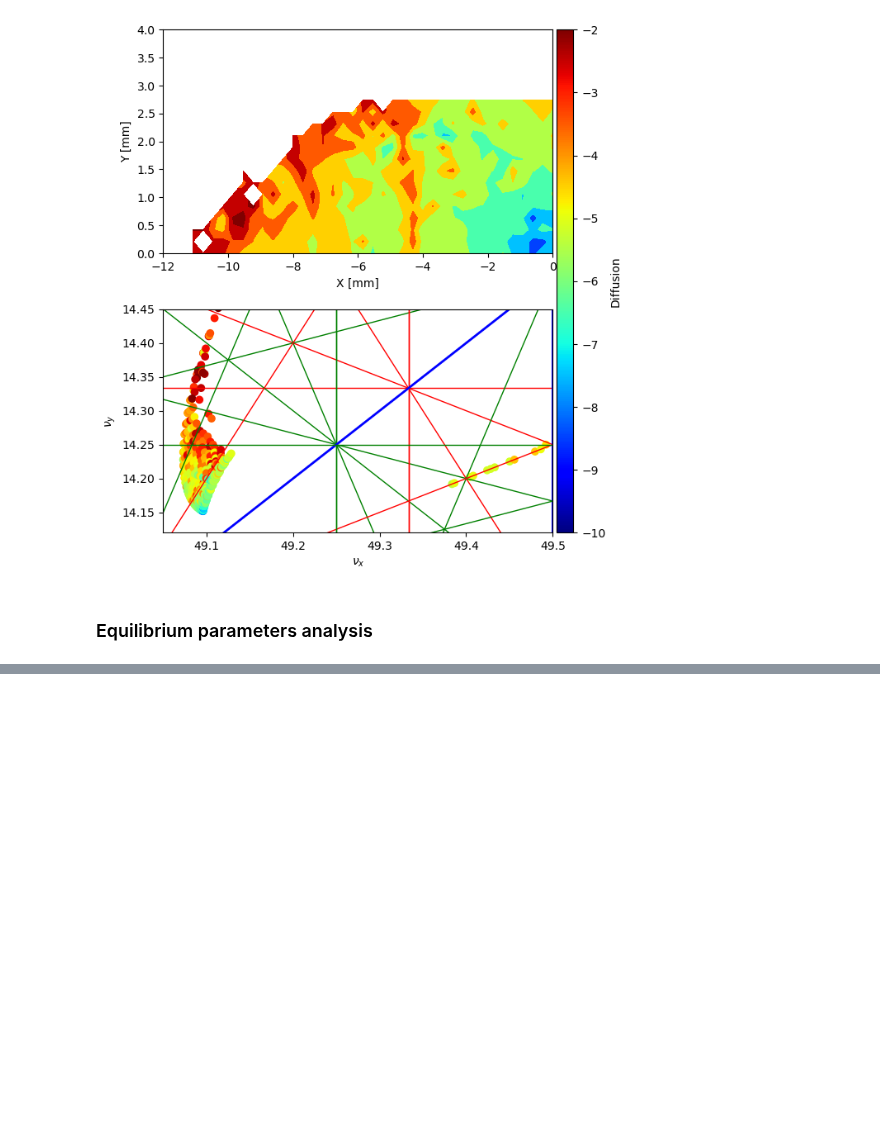
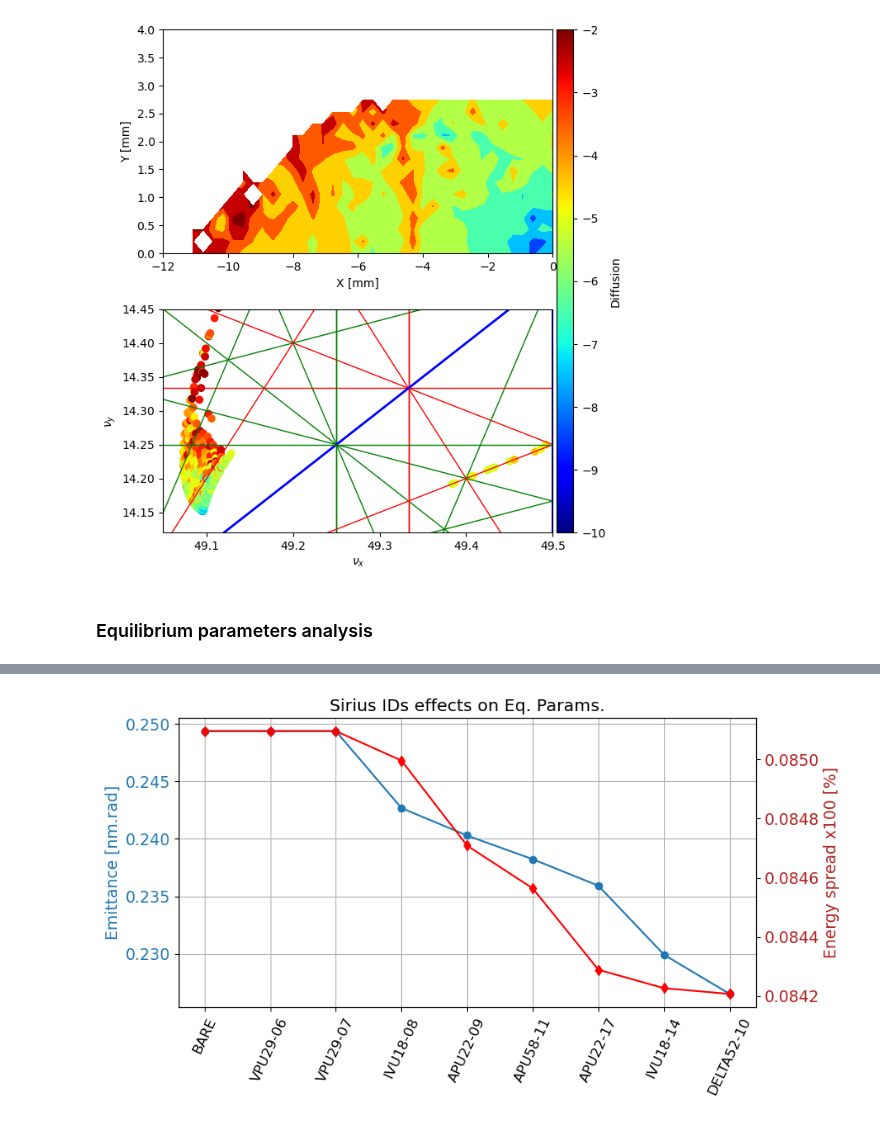
Before and after one commit to lnls-fac/idanalysis, a Jupyter notebook: idanalysis/idanalysis_tutorial.ipynb, the cells around one changed output, grey strips where cells are left out. Drawn from its saved outputs; the diff is of its cells as text; code cells hidden in the pictures; blank space fills up the shorter version.

```diff
--- a/idanalysis/idanalysis_tutorial.ipynb
+++ b/idanalysis/idanalysis_tutorial.ipynb
@@ -349,0 +351,8 @@ emitx, emity, spread, taux, tauy, taue = eqparam.calc_total_effect_on_eqparams()
+# %%
+si_ids = SiriusIDS()
+ids = si_ids.set_phase1_ids()
+eqparam.ids = ids
+
+eqparam.plot_ids_effects_emit_espread()
+# %% [output]
+[figure, added]
```
Also changed, not shown: parts of 4 cells of this notebook, 2 other files.
